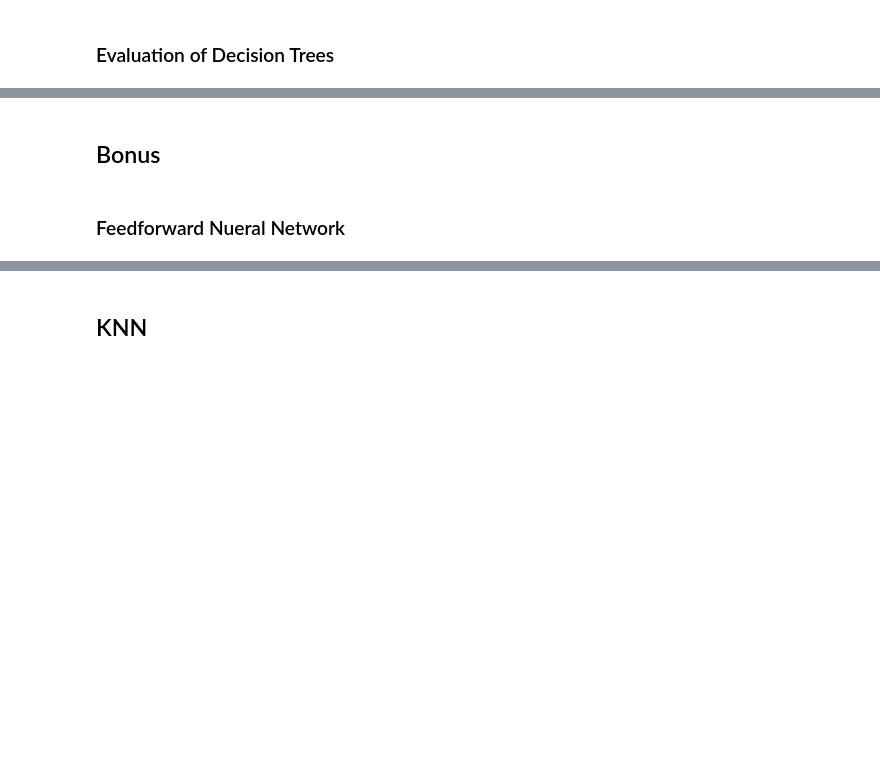
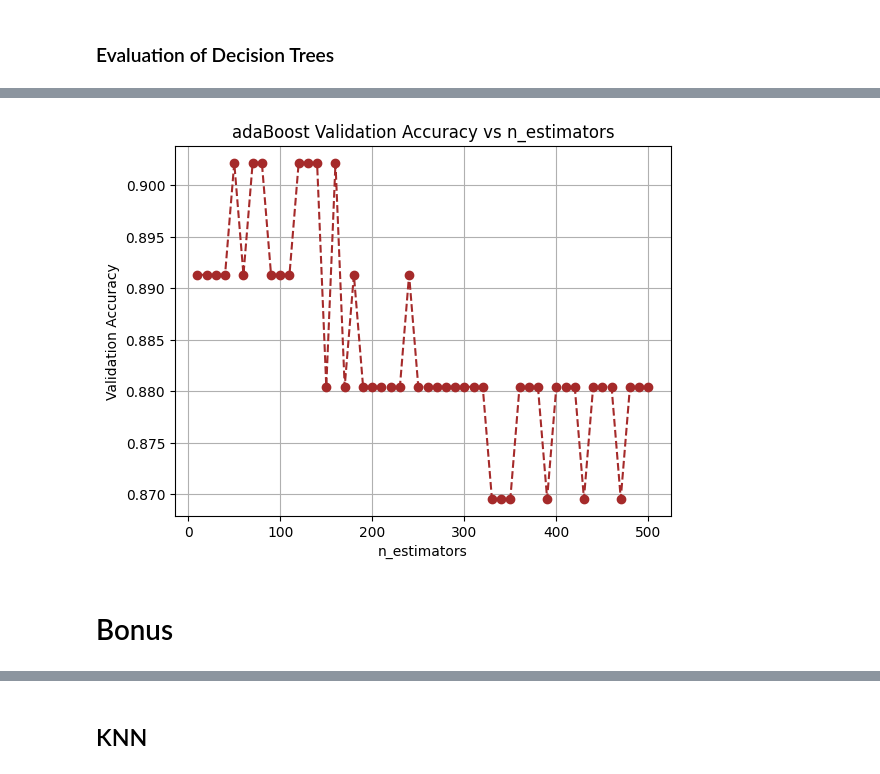
Before and after one commit to MostafaElKaranshawy/Heart_Failure_Classification_Problem, a Jupyter notebook: main.ipynb, the cells around one changed output, grey strips where cells are left out. Saved outputs shown, nothing was run; the diff lists cells and outputs as text; code cells hidden in the pictures; blank space fills up the shorter version.

```diff
--- a/main.ipynb
+++ b/main.ipynb
@@ -387,0 +397,27 @@ Confusion Matrix:
+# %%
+# using the validation set to decide on the best number of iterations in adaboost (hyperparameter)
+
+best_adaboost_error_rate = float('inf')
+best_adaboost_num_iterations = 0
+best_adaboost_model = None
+validation_accuracies = []
+for num_iterations in range(10, 501, 10):
+    adaBoost = AdaBoost(num_iterations=num_iterations)
+    adaBoost.fit(x_train, y_train)
+    y_val_predict = adaBoost.predict(x_val)
+
+    misclassified = np.sum(y_val_predict != y_val)  # Count misclassified samples
+    error_rate = misclassified / len(y_val)  # Compute error rate
+    validation_accuracies.append(1 - error_rate)
+
+    print(f"num_iterations: {num_iterations}, error_rate: {error_rate}")
+
+    if error_rate < best_adaboost_error_rate:
+        best_adaboost_error_rate = error_rate
+        best_adaboost_num_iterations = num_iterations
+        best_adaboost_model = adaBoost
+
+best_adaboost_accuracy = 1 - best_adaboost_error_rate
+print("AdaBoost: Best number of iterations:", best_adaboost_num_iterations)
+print(f"AdaBoost: Best error rate = {best_adaboost_error_rate:.3f}")
+print(f"AdaBoost: Best accuracy = {best_adaboost_accuracy:.3f}")
@@ -388,4 +474,12 @@ Confusion Matrix:
+# %%
+#plotting the validation accuracy at different values of n_estimators
+plt.plot(range(10, 501, 10), validation_accuracies, marker='o', linestyle='dashed', color='brown')
+plt.xlabel("n_estimators")
+plt.ylabel("Validation Accuracy")
+plt.title("adaBoost Validation Accuracy vs n_estimators")
+plt.grid()
+plt.show()
+# %% [output]
+[figure, added]
 # %% [markdown]
-## Bonus
+# Bonus
-# %% [markdown]
-### Feedforward Nueral Network
```
Also changed, not shown: parts of 33 cells of this notebook, 3 other files.
